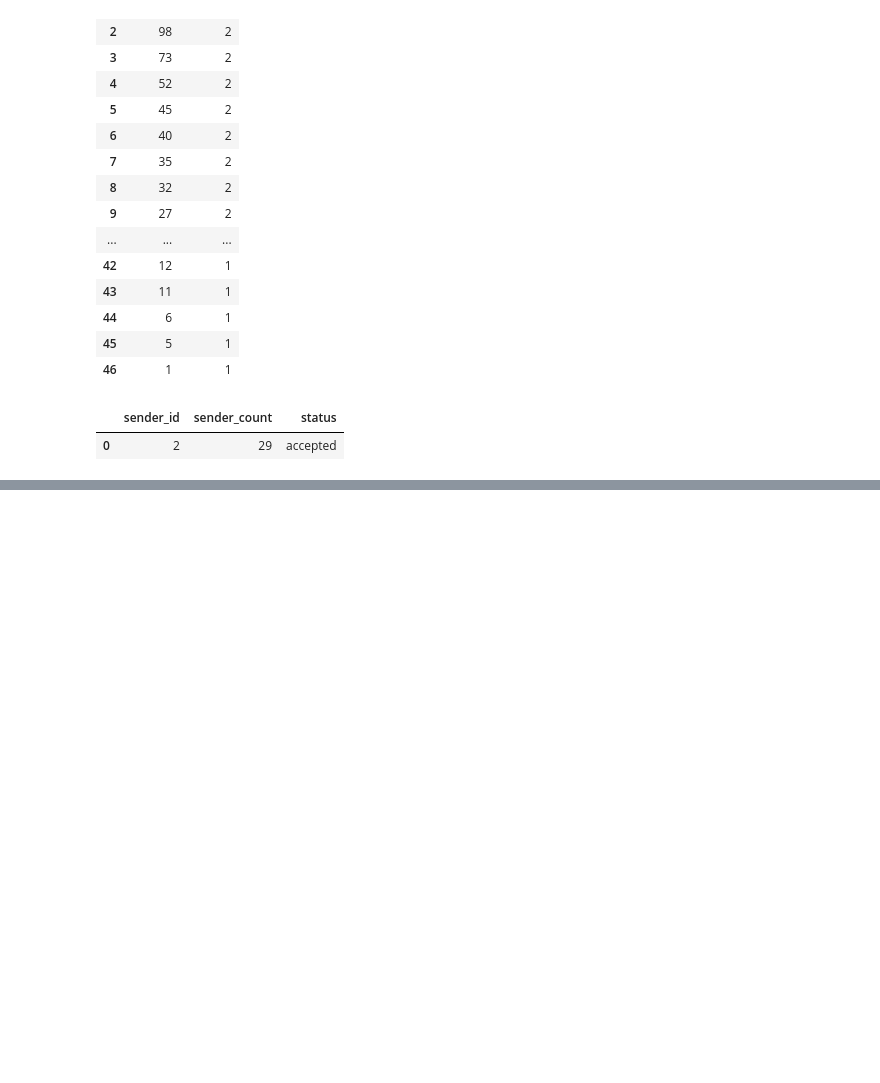
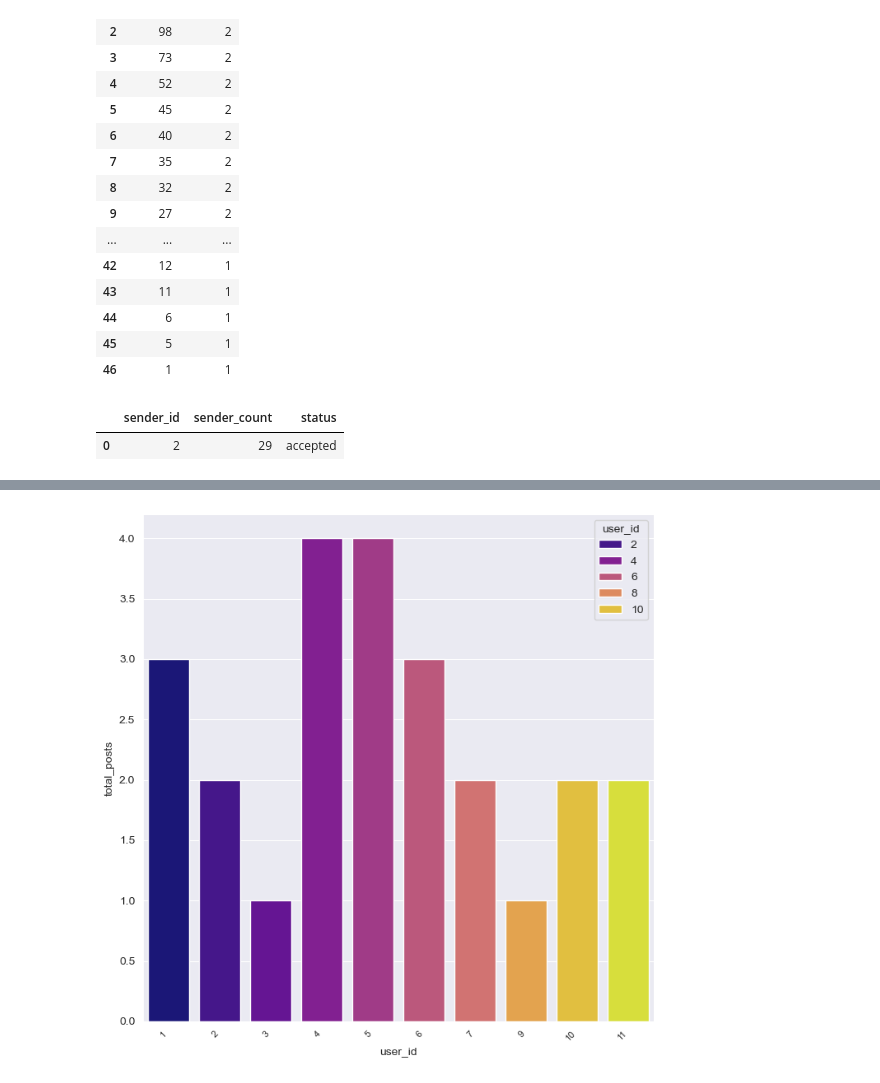
Before and after one commit to AlisonCG1/Project-datacopy, a Jupyter notebook: exploratory.ipynb, the cells around one changed output, grey strips where cells are left out. Drawn from its saved outputs; the diff is of its cells as text; code cells hidden in the pictures; blank space fills up the shorter version.

Commit message:
python first plots

```diff
--- a/exploratory.ipynb
+++ b/exploratory.ipynb
@@ -200,0 +227,14 @@ query = "SELECT sender_id, COUNT(sender_id) AS sender_count, status FROM FriendR
+# %%
+df = pd.read_sql("SELECT user_id, COUNT(*) AS total_posts FROM Notification GROUP BY user_id LIMIT 10", conn)
+
+# set the background style of the plot
+sns.set_style('darkgrid')
+plt.figure(figsize=(8,8),)
+
+# plot the graph using the default estimator mean
+sns.barplot(x ='user_id', y ='total_posts', data = df, palette ='plasma', hue = 'user_id')
+plt.xticks(rotation=45, ha="right")
+plt.xticks(fontsize=8)
+plt.show()
+# %% [output]
+[figure, added]
```
Also changed, not shown: parts of 5 cells of this notebook.
